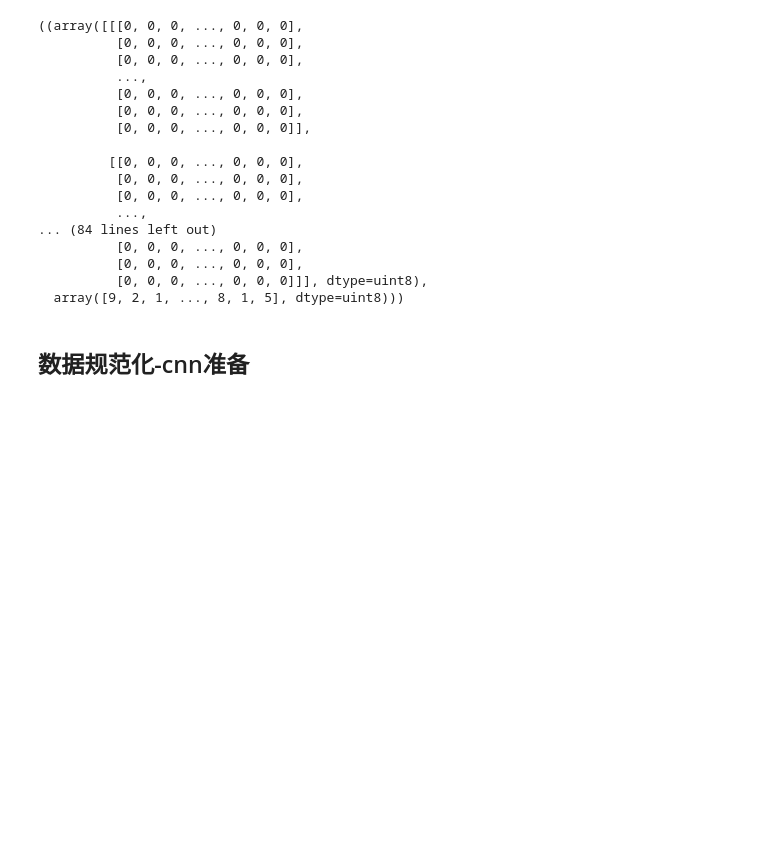
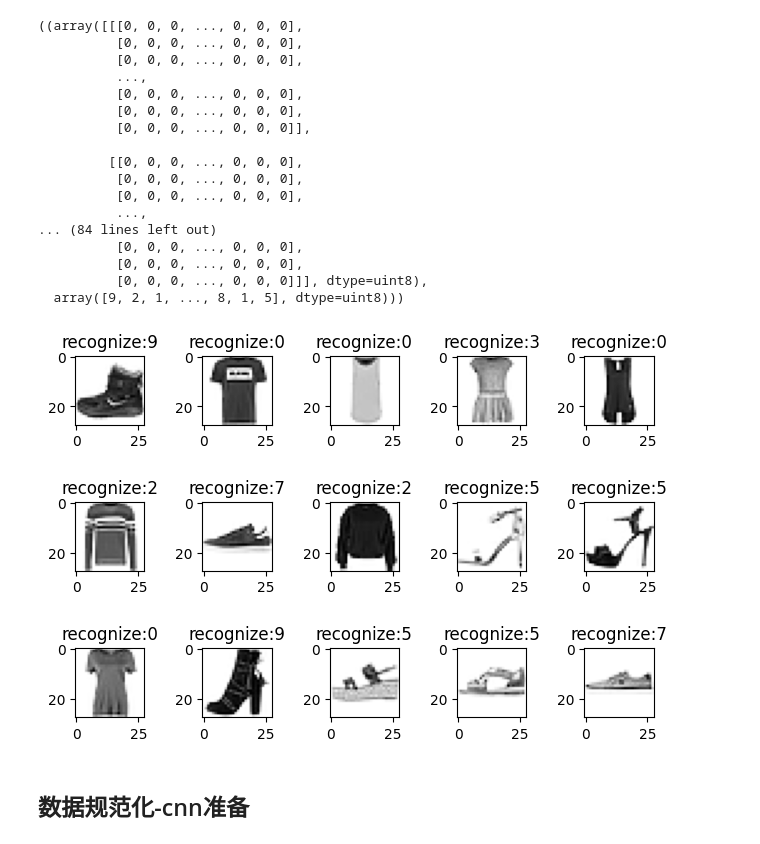
Before and after one commit to tain198127/tensorflowlearn, a Jupyter notebook: mnist-cnn.ipynb, the cells around one changed output. Drawn from its saved outputs; the diff is of its cells as text; code cells hidden in the pictures; blank space fills up the shorter version.

```diff
--- a/mnist-cnn.ipynb
+++ b/mnist-cnn.ipynb
@@ -28,6 +28,19 @@ non-resource variables are not supported in the long term
           [0, 0, 0, ..., 0, 0, 0],
           [0, 0, 0, ..., 0, 0, 0]]], dtype=uint8),
   array([9, 2, 1, ..., 8, 1, 5], dtype=uint8)))
+# %%
+import matplotlib.pyplot as plt
+fig = plt.figure()
+# plt.clf()
+for i in range(15):
+    plt.subplot(3,5,i+1)
+    plt.tight_layout()
+    plt.imshow(x_train[i],cmap='Greys')
+    plt.title("recognize:{}".format(y_train[i]))
+    # plt.xticks([])
+    # plt.yticks([])
+# %% [output]
+[figure, added]
 # %% [markdown]
 ## 数据规范化-cnn准备
 # %%
```
Also changed, not shown: parts of 3 cells of this notebook, 1 other file.
